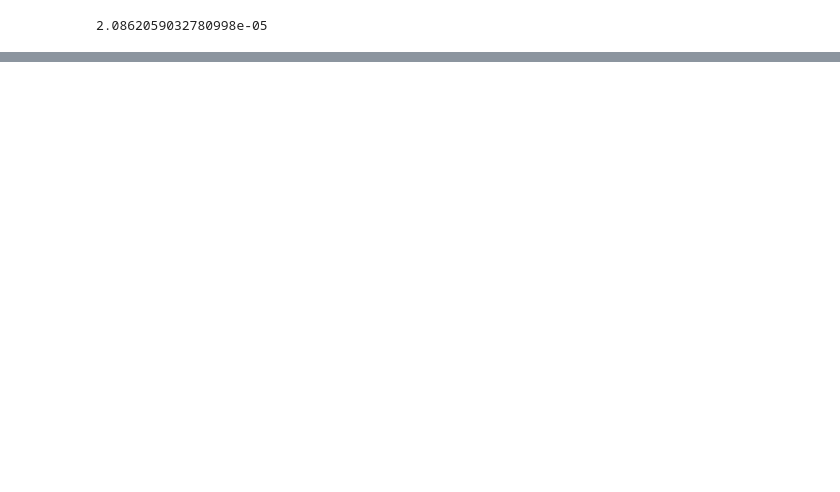
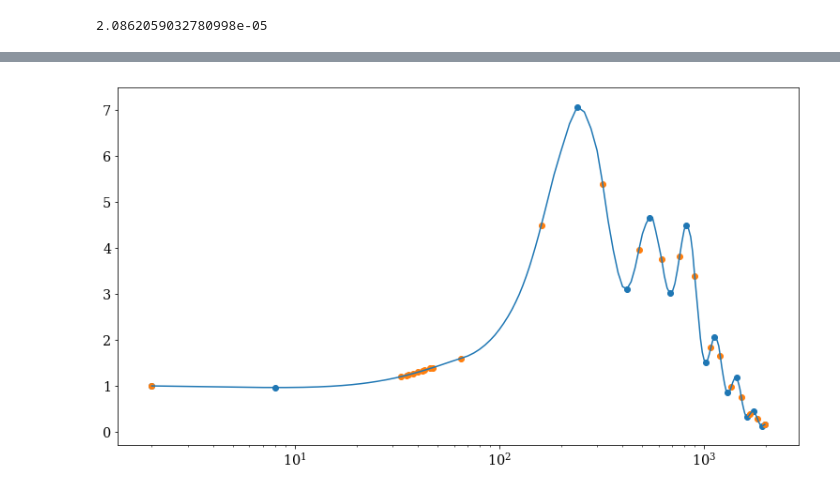
Before and after one commit to aifer4/summer_2019, a Jupyter notebook: PCA.ipynb, the cells around one changed output, grey strips where cells are left out. Saved outputs shown, nothing was run; the diff lists cells and outputs as text; code cells hidden in the pictures; blank space fills up the shorter version.

Commit message:
added code to mark peaks and inflection points

```diff
--- a/PCA.ipynb
+++ b/PCA.ipynb
@@ -211,0 +218,31 @@ plt.show()
+# %%
+# Find interior local extrema
+Cl_fwd = np.roll(Cl_F,1)
+Cl_bwd = np.roll(Cl_F,-1)
+local_maxs = (Cl_F>=Cl_fwd)*(Cl_F>=Cl_bwd)
+local_mins = (Cl_F<=Cl_fwd)*(Cl_F<=Cl_bwd)
+
+#handle endpoints
+if Cl_F[0] >= Cl_F[1]: local_maxs[0]=True
+else: local_mins[0]=True
+if Cl_F[-1] >= Cl_F[-2]: local_maxs[-1]=True
+else: local_mins[-1]=True
+
+# Find interior inflection points
+DCl = np.gradient(Cl_F, l_list)
+DCl_fwd = np.roll(DCl,1)
+DCl_bwd = np.roll(DCl,-1)
+D_local_maxs = (DCl>=DCl_fwd)*(DCl>=DCl_bwd)
+D_local_mins = (DCl<=DCl_fwd)*(DCl<=DCl_bwd)
+
+
+local_ext = local_maxs + local_mins
+inf_pts = D_local_maxs + D_local_mins
+sp_pts = local_ext + inf_pts
+
+plt.semilogx(l_list,Cl_F)
+plt.scatter(l_list[local_ext],Cl_F[local_ext])
+plt.scatter(l_list[inf_pts],Cl_F[inf_pts])
+plt.show()
+# %% [output]
+[figure, added]
```
Also changed, not shown: parts of 7 cells of this notebook.
